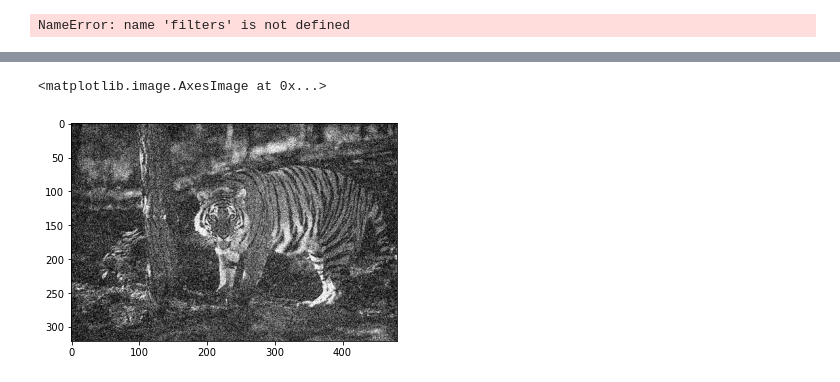
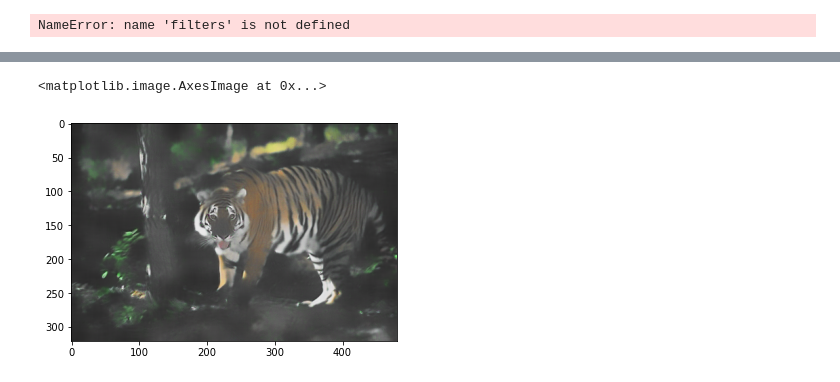
Before and after one commit to AshwinUniyal/Image_denoising, a Jupyter notebook: Untitled.ipynb, the cells around one changed output, grey strips where cells are left out. Saved outputs shown, nothing was run; the diff lists cells and outputs as text; code cells hidden in the pictures.

```diff
--- a/Untitled.ipynb
+++ b/Untitled.ipynb
@@ -263,5 +267,5 @@ ax3.set_title('Reconstructed');
-# %%
-plt.imshow(image, cmap='gray')
-# %% [output]
-<matplotlib.image.AxesImage at 0x...>
-[figure, removed]
+# %%
+plt.imshow(imd)
+# %% [output]
+<matplotlib.image.AxesImage at 0x...>
+[figure, added]
```
Also changed, not shown: parts of 5 cells of this notebook.
